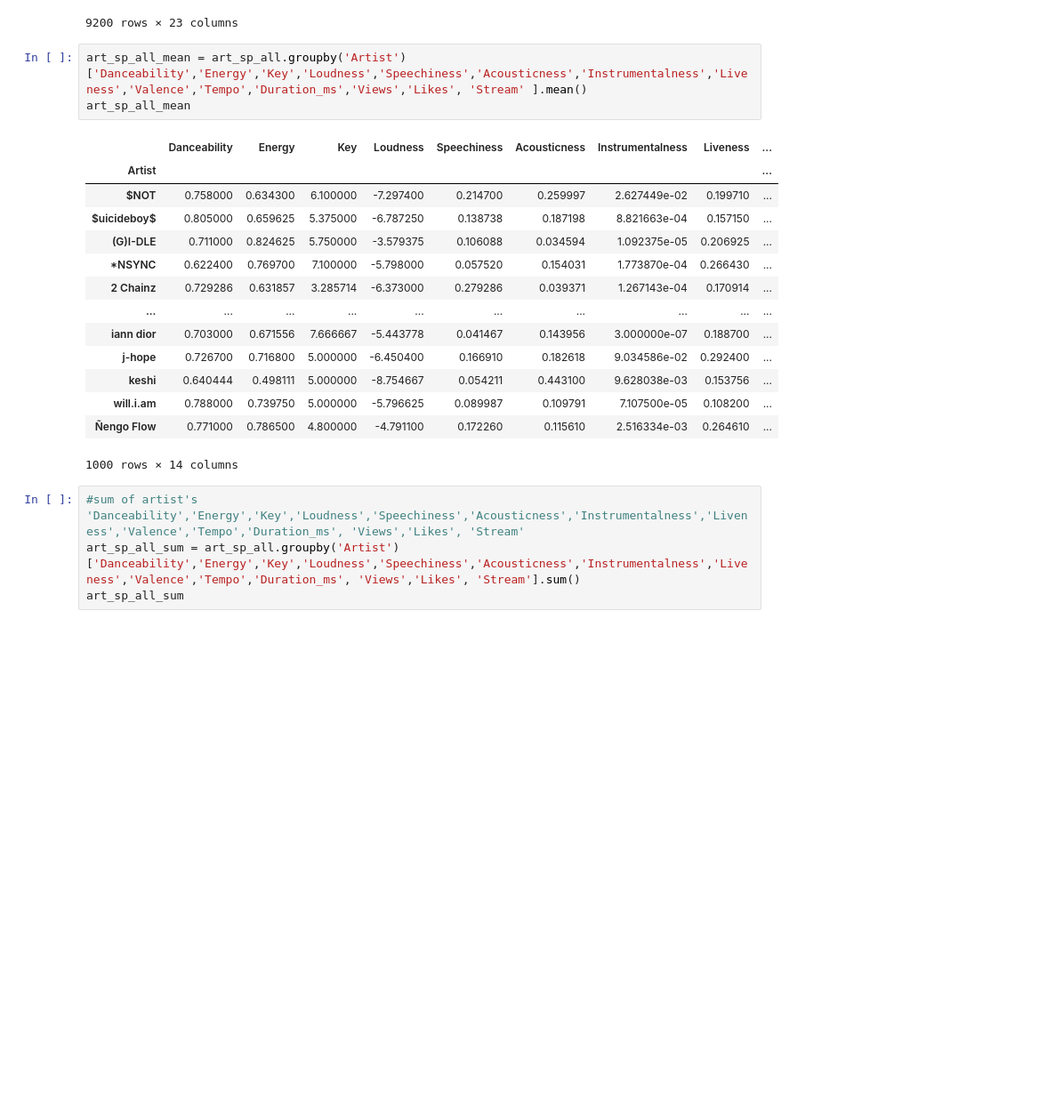
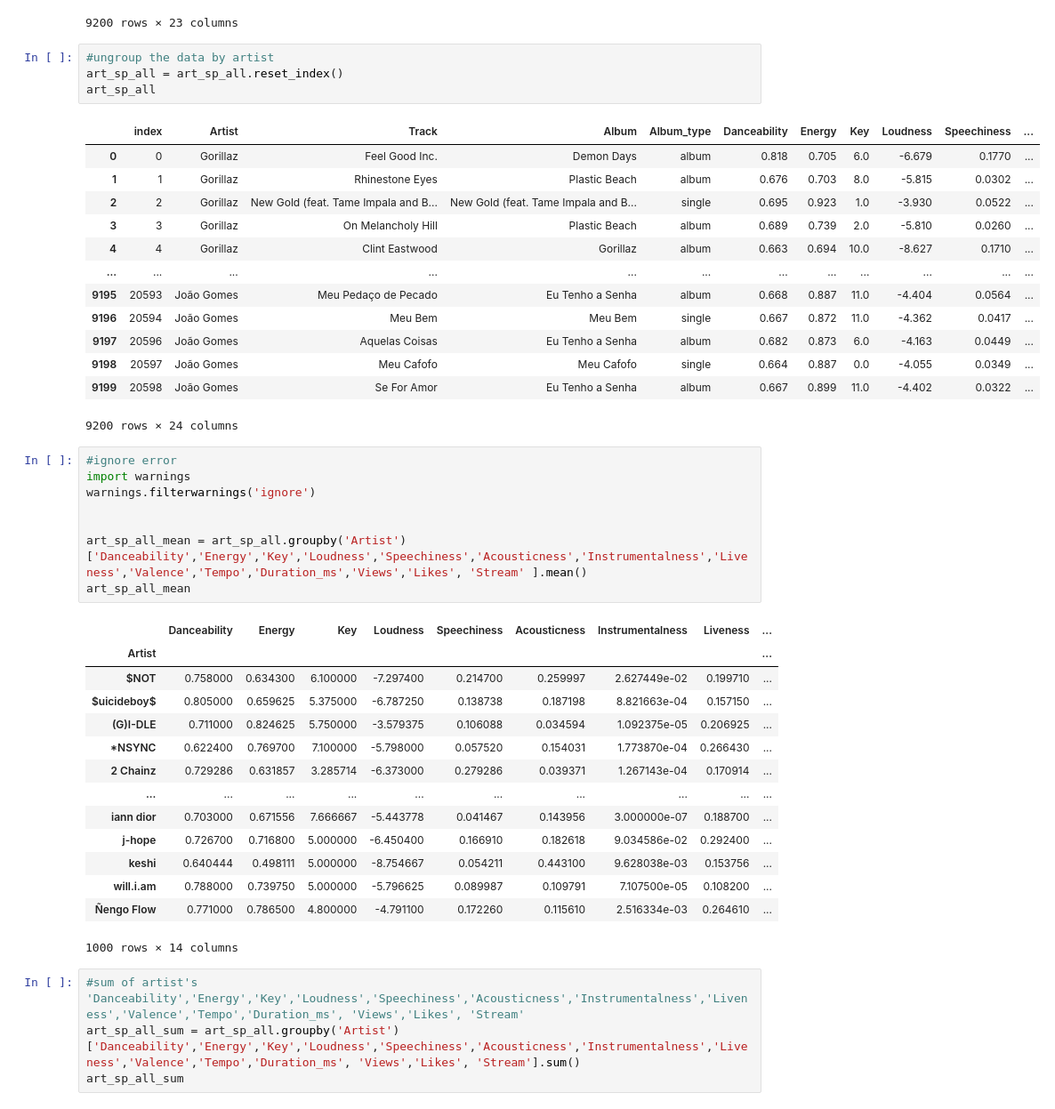
Before and after one commit to hyungchulc/Spotify-Youtube-Analysis, a Jupyter notebook: spotify-youtube-eda-and-visualisation.ipynb, the cells around one changed output. Shown at 89% size. Saved outputs shown, nothing was run; the diff lists cells and outputs as text; blank space fills up the shorter version.

Commit message:
Error temoved for better view

```diff
--- a/spotify-youtube-eda-and-visualisation.ipynb
+++ b/spotify-youtube-eda-and-visualisation.ipynb
@@ -288,7 +290,30 @@ art_sp_all
 | 20597 | João Gomes | Meu Cafofo | Meu Cafofo | single | 0.664 | 0.887 | 0.0 | -4.055 | 0.0349 | ... |
 | 20598 | João Gomes | Se For Amor | Eu Tenho a Senha | album | 0.667 | 0.899 | 11.0 | -4.402 | 0.0322 | ... |
 9200 rows × 23 columns
+# %%
+#ungroup the data by artist
+art_sp_all = art_sp_all.reset_index()
+art_sp_all
+# %% [output]
+|  | index | Artist | Track | Album | Album_type | Danceability | Energy | Key | Loudness | Speechiness | ... |
+| 0 | 0 | Gorillaz | Feel Good Inc. | Demon Days | album | 0.818 | 0.705 | 6.0 | -6.679 | 0.1770 | ... |
+| 1 | 1 | Gorillaz | Rhinestone Eyes | Plastic Beach | album | 0.676 | 0.703 | 8.0 | -5.815 | 0.0302 | ... |
+| 2 | 2 | Gorillaz | New Gold (feat. Tame Impala and B... | New Gold (feat. Tame Impala and B... | single | 0.695 | 0.923 | 1.0 | -3.930 | 0.0522 | ... |
+| 3 | 3 | Gorillaz | On Melancholy Hill | Plastic Beach | album | 0.689 | 0.739 | 2.0 | -5.810 | 0.0260 | ... |
+| 4 | 4 | Gorillaz | Clint Eastwood | Gorillaz | album | 0.663 | 0.694 | 10.0 | -8.627 | 0.1710 | ... |
+| ... | ... | ... | ... | ... | ... | ... | ... | ... | ... | ... | ... |
+| 9195 | 20593 | João Gomes | Meu Pedaço de Pecado | Eu Tenho a Senha | album | 0.668 | 0.887 | 11.0 | -4.404 | 0.0564 | ... |
+| 9196 | 20594 | João Gomes | Meu Bem | Meu Bem | single | 0.667 | 0.872 | 11.0 | -4.362 | 0.0417 | ... |
+| 9197 | 20596 | João Gomes | Aquelas Coisas | Eu Tenho a Senha | album | 0.682 | 0.873 | 6.0 | -4.163 | 0.0449 | ... |
+| 9198 | 20597 | João Gomes | Meu Cafofo | Meu Cafofo | single | 0.664 | 0.887 | 0.0 | -4.055 | 0.0349 | ... |
+| 9199 | 20598 | João Gomes | Se For Amor | Eu Tenho a Senha | album | 0.667 | 0.899 | 11.0 | -4.402 | 0.0322 | ... |
+9200 rows × 24 columns
 # %%
+#ignore error
+import warnings
+warnings.filterwarnings('ignore')
+
+
 art_sp_all_mean = art_sp_all.groupby('Artist')['Danceability','Energy','Key','Loudness','Speechiness','Acousticness','Instrumentalness','Liveness','Valence','Tempo','Duration_ms','Views','Likes', 'Stream' ].mean()
 art_sp_all_mean
 # %% [output]
```
Also changed, not shown: parts of 10 cells of this notebook.
